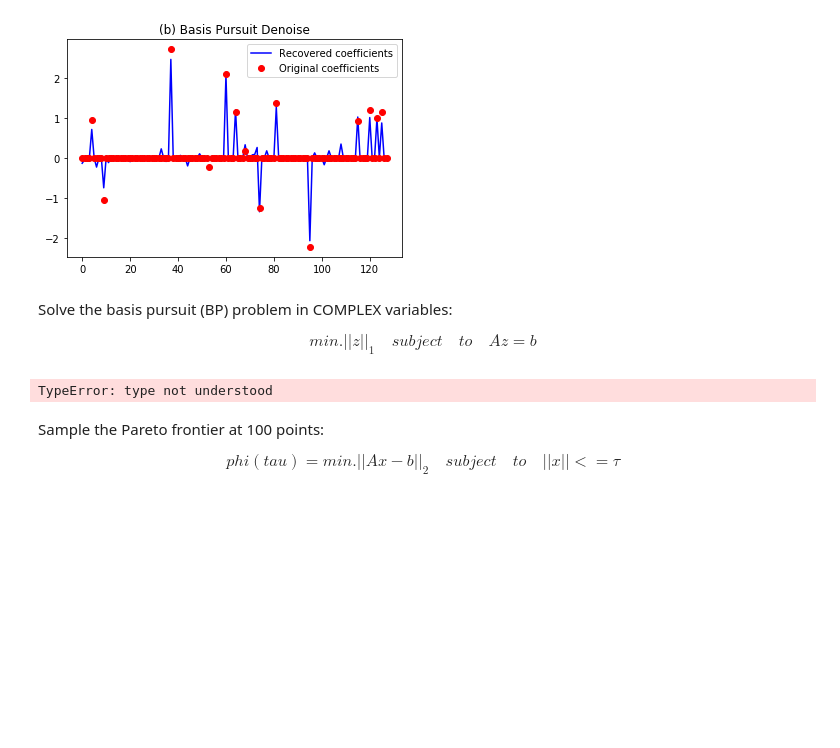
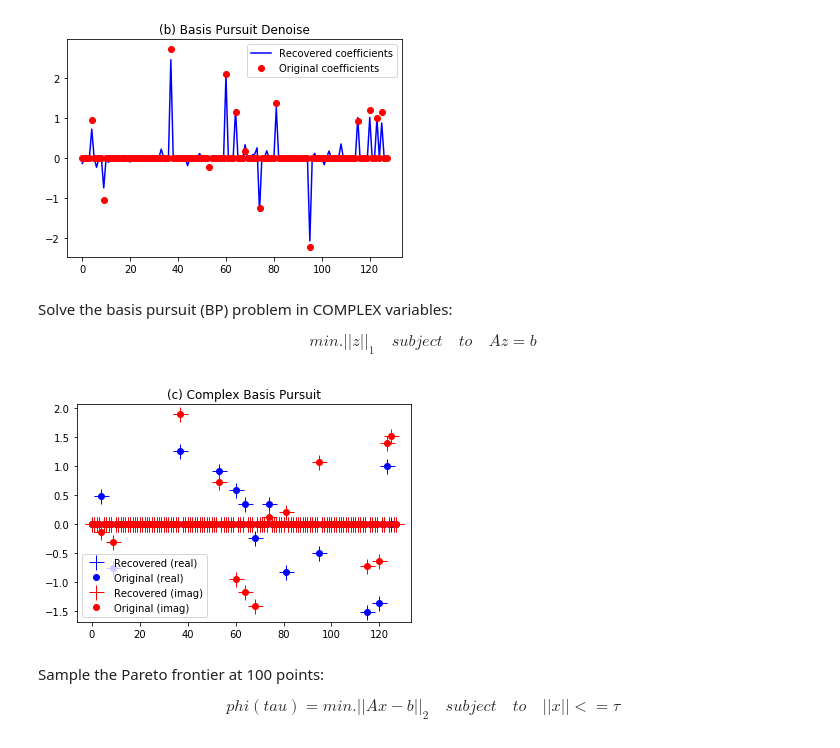
Before and after one commit to drrelyea/spgl1, a Jupyter notebook: examples/Official_demo.ipynb, the cells around one changed output. Drawn from its saved outputs; the diff is of its cells as text; code cells hidden in the pictures; blank space fills up the shorter version.

```diff
--- a/examples/Official_demo.ipynb
+++ b/examples/Official_demo.ipynb
@@ -90,37 +88,45 @@ Solve the basis pursuit (BP) problem in COMPLEX variables:
 
 $$min. ||z||_1 \quad subject \quad to \quad  Az = b$$
 # %%
-def partialFourier(idx,n,x,mode):
-    if(mode==1):
+from scipy.sparse.linalg import LinearOperator
+
+class partialFourier(LinearOperator):
+    def __init__(self, idx, n):
+        self.idx = idx
+        self.n = n
+        self.shape = (len(idx), n)
+        self.dtype = np.complex128
+    def _matvec(self, x):
         # % y = P(idx) * FFT(x)
         z = np.fft.fft(x) / np.sqrt(n)
         return z[idx]
-    else:
+    def _rmatvec(self, x):
         z = np.zeros(n,dtype=complex)
         z[idx] = x
         return np.fft.ifft(z) * np.sqrt(n)
 
+
 # % Create partial Fourier operator with rows idx
 idx = np.random.permutation(n)
 idx = idx[0:m]
-opA = lambda x,mode: partialFourier(idx,n,x,mode)
+opA = partialFourier(idx, n)
 
 # % Create sparse coefficients and b = 'A' * z0;
 z0 = np.zeros(n,dtype=complex)
 z0[p] = np.random.randn(k) + 1j * np.random.randn(k)
-b = opA(z0,1)
+b = opA.matvec(z0)
 
 z,resid,grad,info = spg_bp(opA,b)
 
 plt.figure()
 plt.plot(z.real,'b+',markersize=15.0)
 plt.plot(z0.real,'bo')
 plt.plot(z.imag,'r+',markersize=15.0)
 plt.plot(z0.imag,'ro')
 plt.legend(('Recovered (real)', 'Original (real)', 'Recovered (imag)', 'Original (imag)'))
 plt.title('(c) Complex Basis Pursuit');
 # %% [output]
-TypeError: type not understood
+[figure, added]
 # %% [markdown]
 Sample the Pareto frontier at 100 points:
 
```
Also changed, not shown: parts of 3 cells of this notebook, 4 other files.
